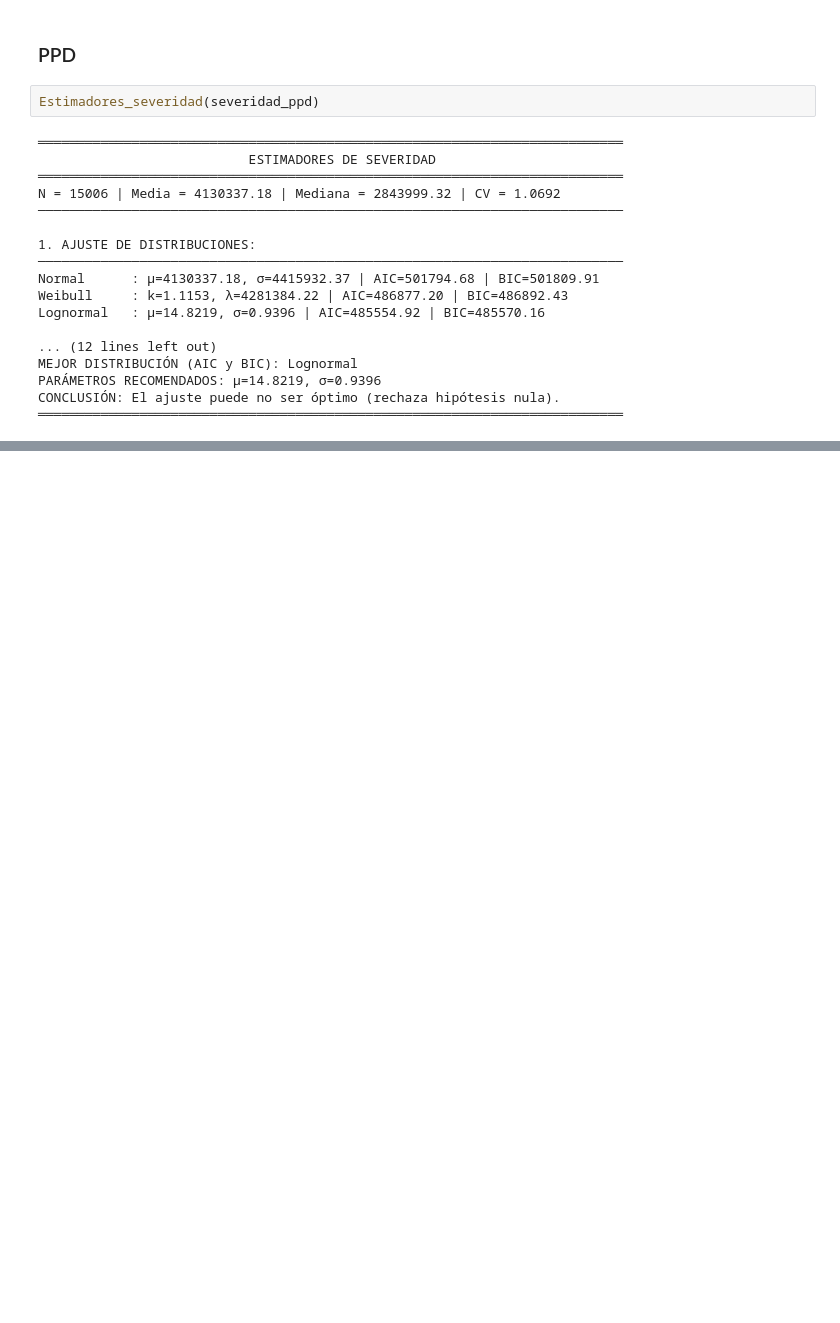
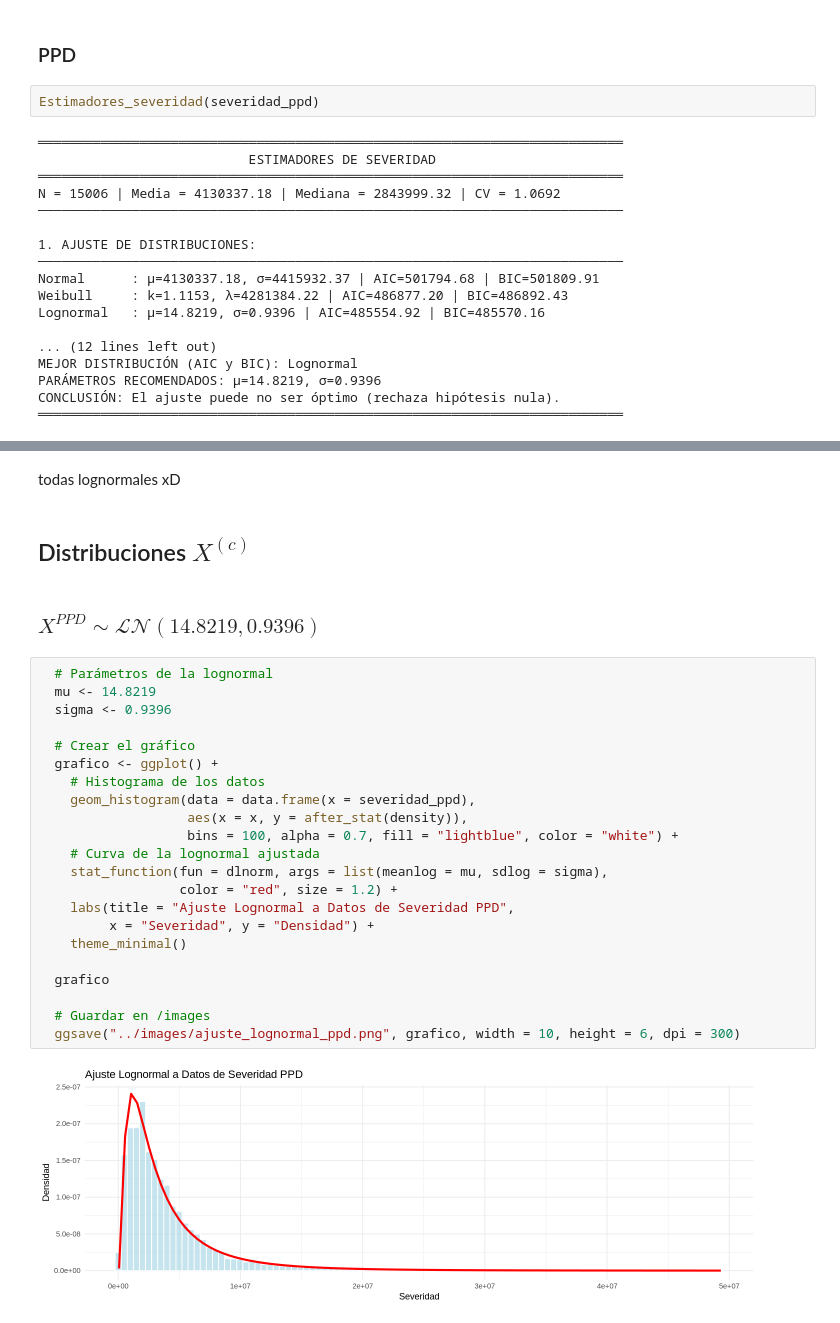
Before and after one commit to RiemannIntegrable/modelo-de-riesgo-colectivo-en-siniestros-de-autos, a Jupyter notebook: notebooks/modelo_de_severidad.ipynb, the cells around one changed output, grey strips where cells are left out. Drawn from its saved outputs; the diff is of its cells as text; blank space fills up the shorter version.

Commit message:
severidad y frecuencia terminada

```diff
--- a/notebooks/modelo_de_severidad.ipynb
+++ b/notebooks/modelo_de_severidad.ipynb
@@ -233,0 +300,30 @@ CONCLUSIÓN: El ajuste puede no ser óptimo (rechaza hipótesis nula).
+# %% [markdown]
+todas lognormales xD
+# %% [markdown]
+## Distribuciones $X^{(c)}$
+# %% [markdown]
+### $X^{PPD} \sim \mathcal{LN}(14.8219, 0.9396)$
+# %%
+  # Parámetros de la lognormal
+  mu <- 14.8219
+  sigma <- 0.9396
+
+  # Crear el gráfico
+  grafico <- ggplot() +
+    # Histograma de los datos
+    geom_histogram(data = data.frame(x = severidad_ppd),
+                   aes(x = x, y = after_stat(density)),
+                   bins = 100, alpha = 0.7, fill = "lightblue", color = "white") +
+    # Curva de la lognormal ajustada
+    stat_function(fun = dlnorm, args = list(meanlog = mu, sdlog = sigma),
+                  color = "red", size = 1.2) +
+    labs(title = "Ajuste Lognormal a Datos de Severidad PPD",
+         x = "Severidad", y = "Densidad") +
+    theme_minimal()
+
+  grafico
+
+  # Guardar en /images
+  ggsave("../images/ajuste_lognormal_ppd.png", grafico, width = 10, height = 6, dpi = 300)
+# %% [output]
+[figure, added]
```
Also changed, not shown: parts of 12 cells of this notebook, 12 other files.
